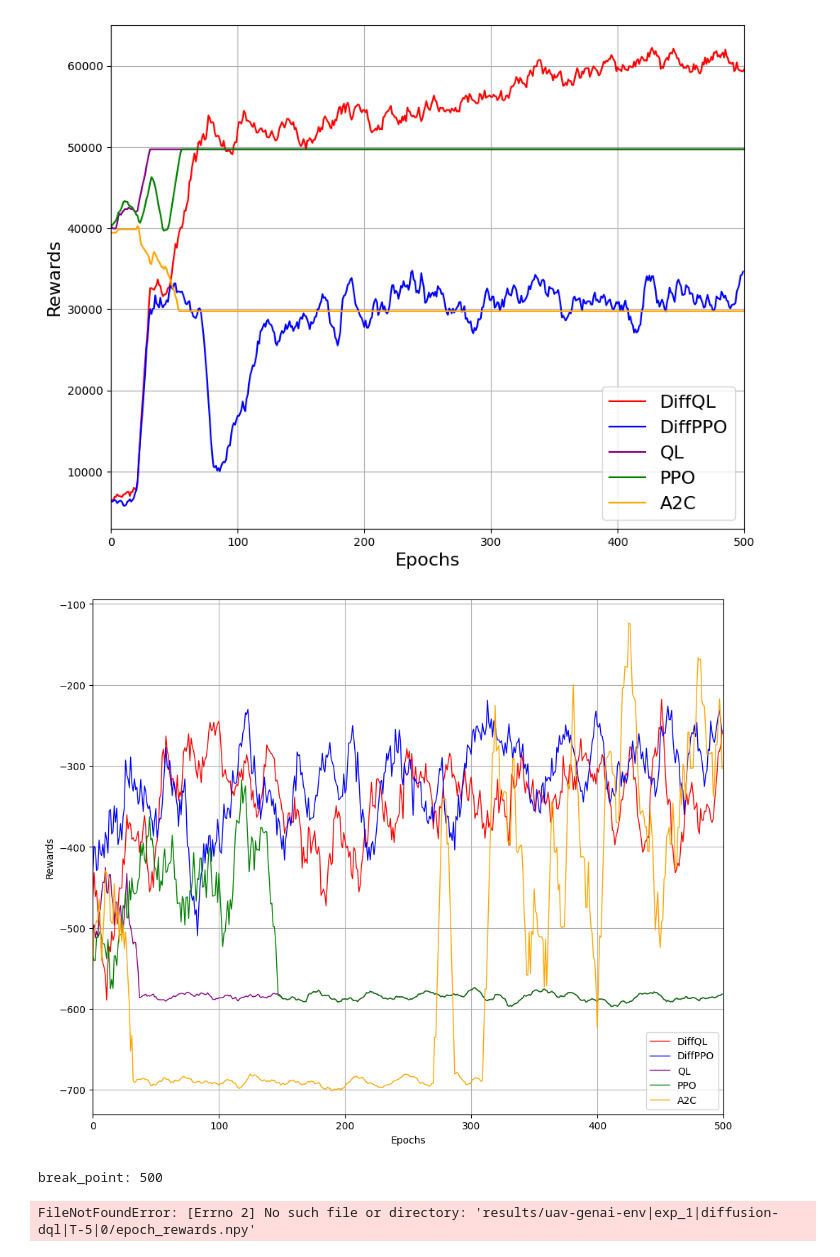
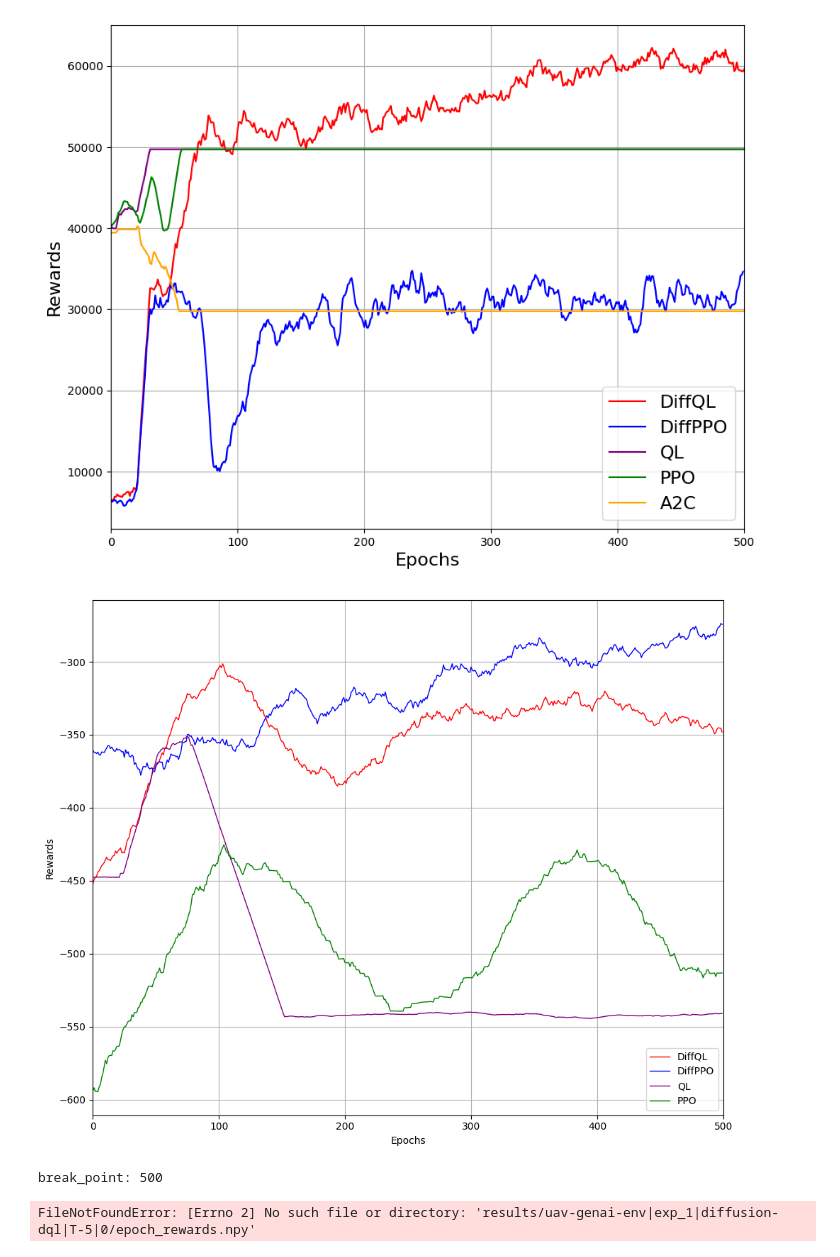
Before and after one commit to qkhanh711/Diffusion-Policies-for-RL, a Jupyter notebook: scripts/plot.ipynb, the cells around one changed output. Saved outputs shown, nothing was run; the diff lists cells and outputs as text; code cells hidden in the pictures.

Commit message:
save memory results

```diff
--- a/scripts/plot.ipynb
+++ b/scripts/plot.ipynb
@@ -97,26 +97,27 @@ def plot_reward_curve(paths, window_size=10, save_path= "save.png", xlim = 2000)
 # %%
 paths = {
     "DiffQL" : '../results/gail-service-env-v1|exp_1/diffusion-dql|T-5|ms-online/0/episode_rewards_dql.npy',
-    "DiffPPO": '../results/gail-service-env-v1|exp_1/diffusion-ppo|T-5|ms-online/0/episode_rewards_ppo.npy',
-    "QL"     : '../results/gail-service-env-v1|exp_1/diffusion-gdql|T-5|ms-online/0/episode_rewards_gdql.npy',
-    "PPO"    : '../results/gail-service-env-v1|exp_1/diffusion-gppo|T-5|ms-online/0/episode_rewards_gppo.npy',
-    "A2C"    : '../results/gail-service-env-v1|exp_1/diffusion-a2c|T-5|ms-online/0/episode_rewards_a2c.npy'
+    "DiffPPO": '../results/gail-service-env-v1|exp_1/diffusion-dppo|T-5|ms-online/0/episode_rewards_dppo.npy',
+    # "DiffPPO": '../results/gail-service-env-v1|exp_1/diffusion-ppo|T-5|ms-online/0/episode_rewards_ppo.npy',
+    "QL"     : '../results/gail-service-env-v1|exp_1/diffusion-gdql|T-5|ms-online/42/episode_rewards_gdql.npy',
+    "PPO"    : '../results/gail-service-env-v1|exp_1/diffusion-gppo|T-5|ms-online/42/episode_rewards_gppo.npy',
+    # "A2C"    : '../results/gail-service-env-v1|exp_1/diffusion-a2c|T-5|ms-online/0/episode_rewards_a2c.npy'
 }
 
 xlim = 500
 # Vẽ liên tục mỗi 30 giây
 while True:
     print(f"xlim: {xlim}")
     clear_output(wait=True)
-    break_point = plot_reward_curve(paths, xlim = xlim)
+    break_point = plot_reward_curve(paths, xlim = xlim, window_size=100)
     time.sleep(0.0002)
     # xlim += 1
     xlim = max(break_point, xlim)
     print(f"break_point: {break_point}")
     if break_point == 2000 or xlim == 500:
         break
 # %% [output]
-[figure, old version]
+[figure, new version]
 break_point: 500
 # %%
 path = 'results/gail-service-env|exp_1|diffusion-ql|T-5|ms-offline|k-1|0/episode_rewards.npy'
```
Also changed, not shown: 43 other files.
